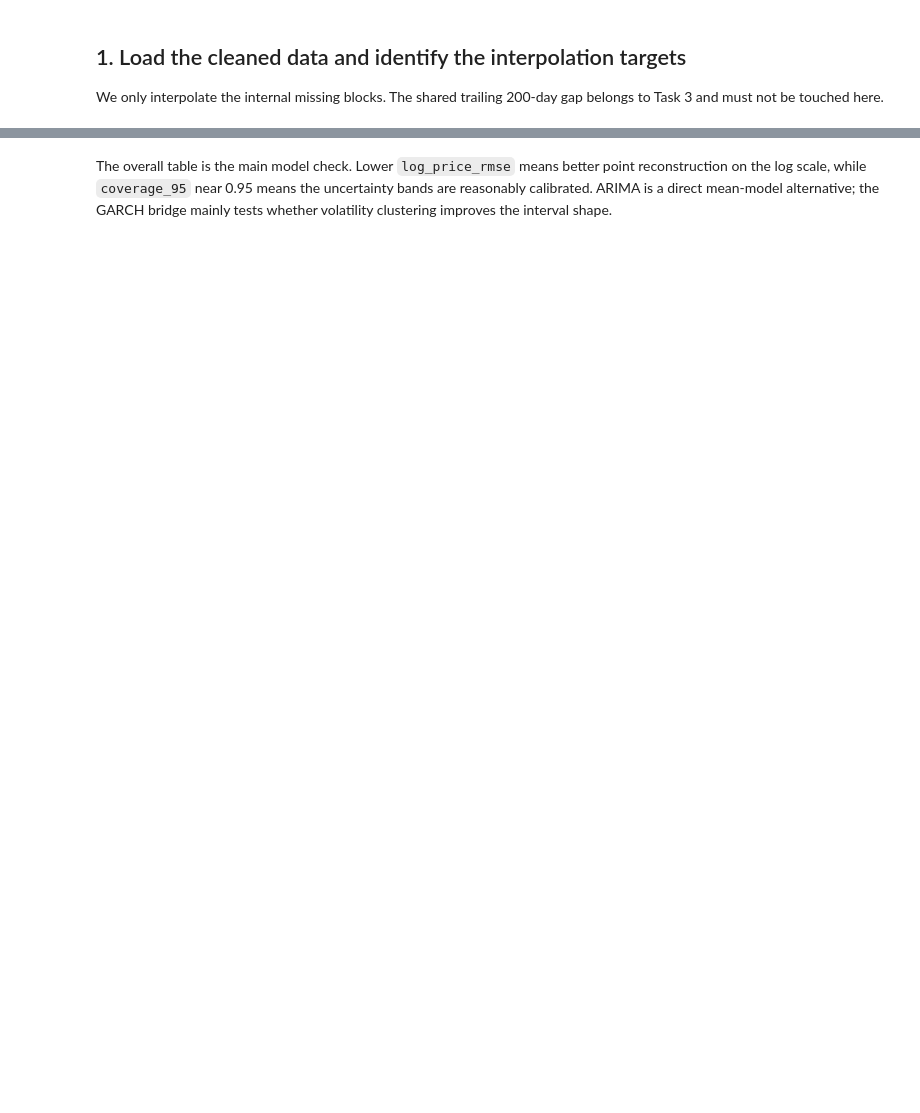
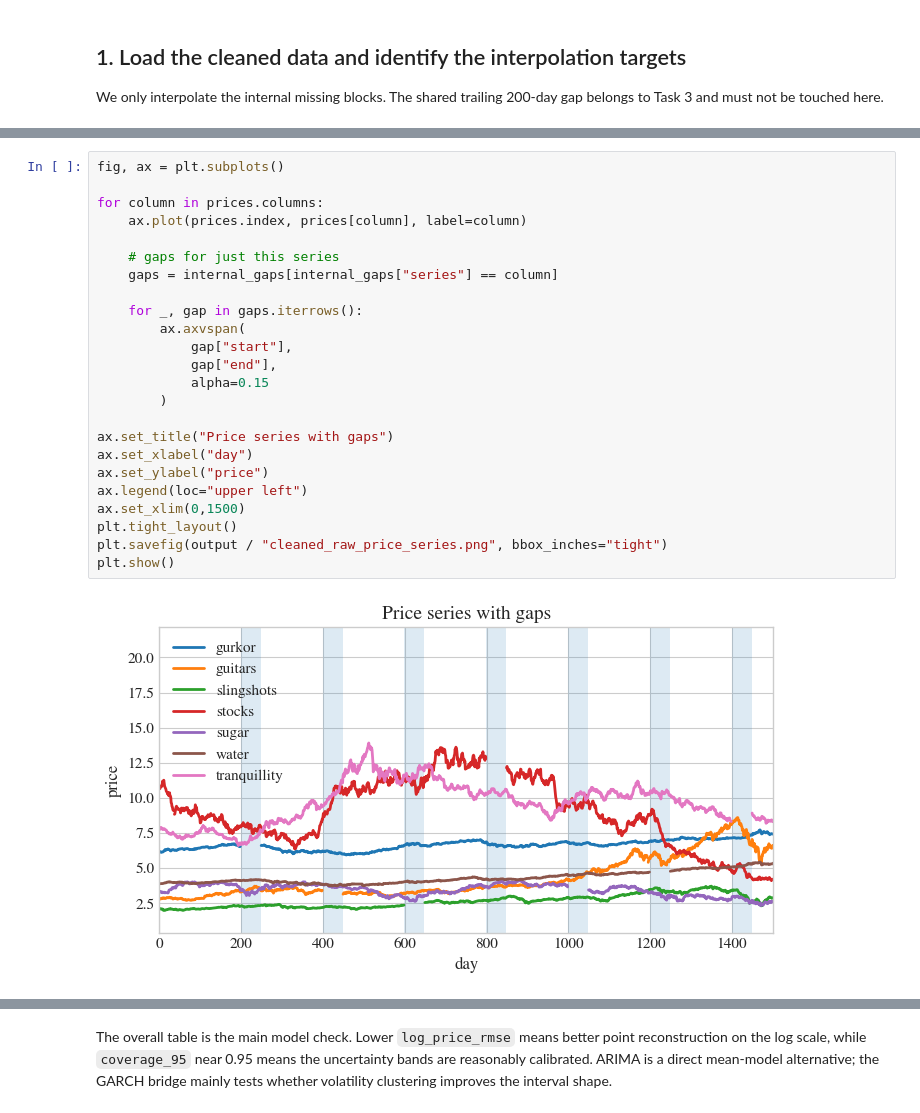
Before and after one commit to PeOll/TMS088, a Jupyter notebook: Subtasks/task2.ipynb, the cells around one changed output, grey strips where cells are left out. Saved outputs shown, nothing was run; the diff lists cells and outputs as text; blank space fills up the shorter version.

```diff
--- a/Subtasks/task2.ipynb
+++ b/Subtasks/task2.ipynb
@@ -349,0 +66,26 @@ interpolation_models = build_interpolation_models()
+# %%
+fig, ax = plt.subplots()
+
+for column in prices.columns:
+    ax.plot(prices.index, prices[column], label=column)
+
+    # gaps for just this series
+    gaps = internal_gaps[internal_gaps["series"] == column]
+
+    for _, gap in gaps.iterrows():
+        ax.axvspan(
+            gap["start"],
+            gap["end"],
+            alpha=0.15
+        )
+
+ax.set_title("Price series with gaps")
+ax.set_xlabel("day")
+ax.set_ylabel("price")
+ax.legend(loc="upper left")
+ax.set_xlim(0,1500)
+plt.tight_layout()
+plt.savefig(output / "cleaned_raw_price_series.png", bbox_inches="tight")
+plt.show()
+# %% [output]
+[figure, added]
```
Also changed, not shown: parts of 21 cells of this notebook, 39 other files.
